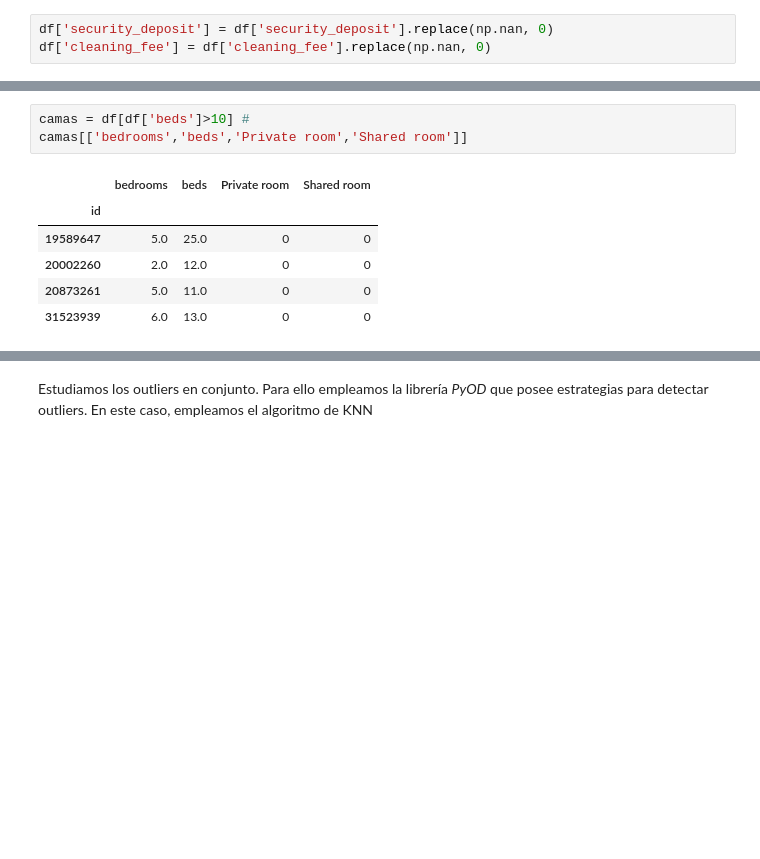
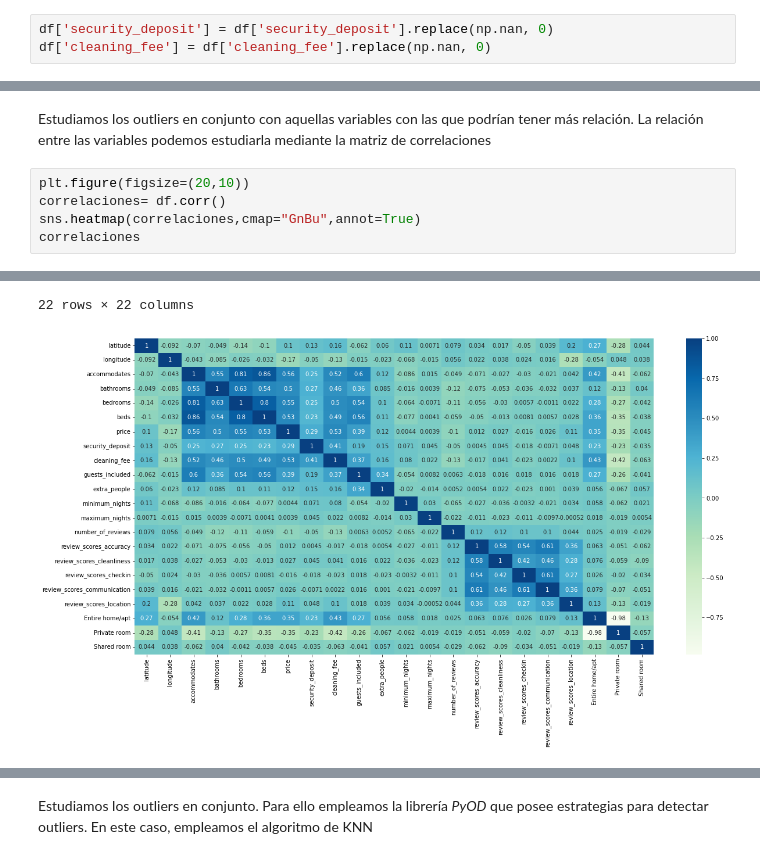
Before and after one commit to sofiamacein/Airbnb_Proyecto, a Jupyter notebook: Airbnb.ipynb, the cells around one changed output, grey strips where cells are left out. Saved outputs shown, nothing was run; the diff lists cells and outputs as text; blank space fills up the shorter version.

```diff
--- a/Airbnb.ipynb
+++ b/Airbnb.ipynb
@@ -438,10 +413,8 @@ plt.show()
-# %%
-camas = df[df['beds']>10] #
-camas[['bedrooms','beds','Private room','Shared room']]
-# %% [output]
-|  | bedrooms | beds | Private room | Shared room |
-| id |  |  |  |  |
-| 19589647 | 5.0 | 25.0 | 0 | 0 |
-| 20002260 | 2.0 | 12.0 | 0 | 0 |
-| 20873261 | 5.0 | 11.0 | 0 | 0 |
-| 31523939 | 6.0 | 13.0 | 0 | 0 |
+# %% [markdown]
+Estudiamos los outliers en conjunto con aquellas variables con las que podrían tener más relación. La relación entre las variables podemos estudiarla mediante la matriz de correlaciones
+# %%
+plt.figure(figsize=(20,10))
+correlaciones= df.corr()
+sns.heatmap(correlaciones,cmap="GnBu",annot=True)
+correlaciones
+# %% [output]
@@ -447,0 +438,2 @@ camas[['bedrooms','beds','Private room','Shared room']]
+22 rows × 22 columns
+[figure, added]
```
Also changed, not shown: parts of 170 cells of this notebook.
